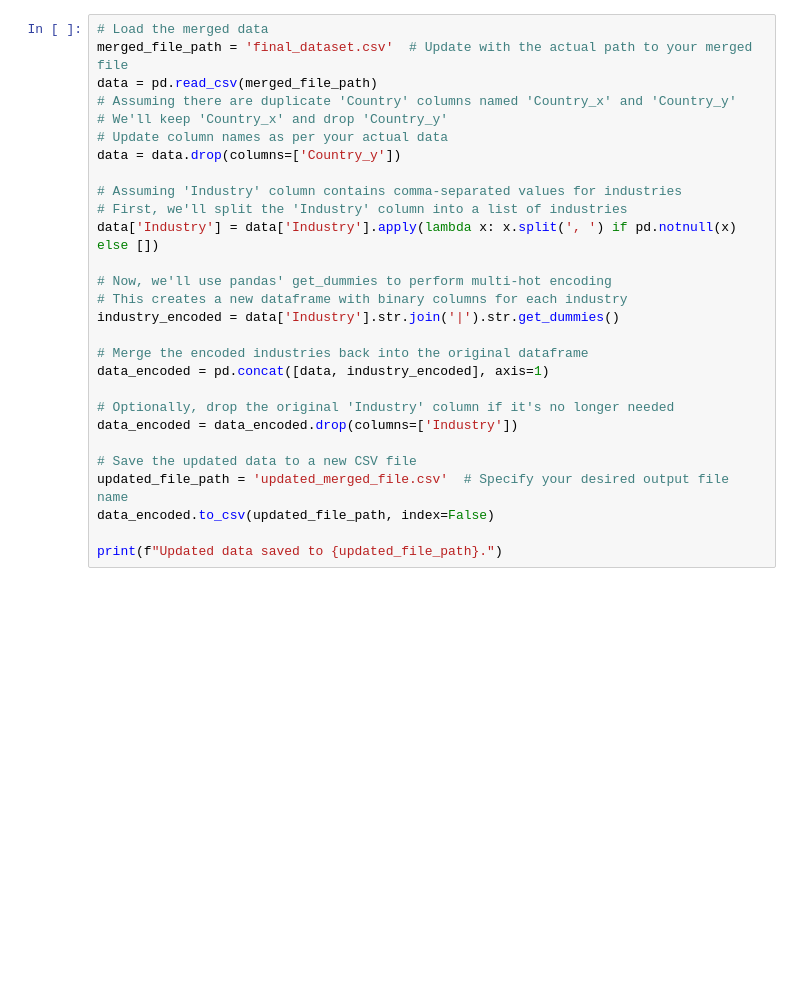
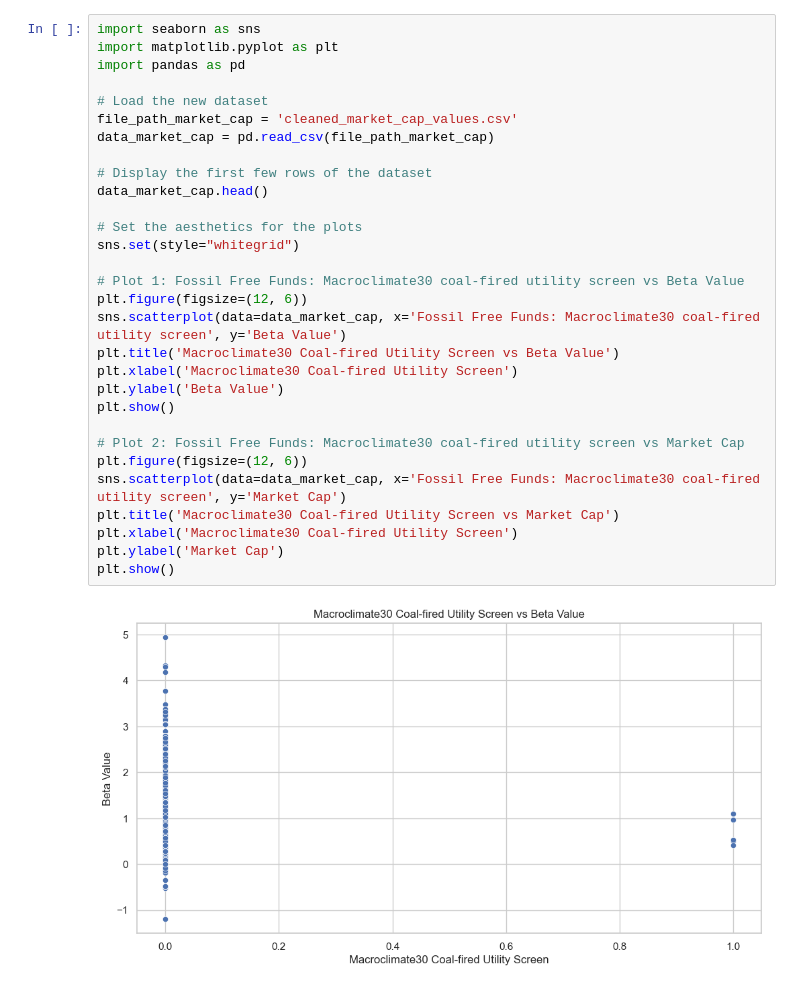
Before and after one commit to unnathik/seed, a Jupyter notebook: data/finalDataCleaning.ipynb, the cells around one changed output. Saved outputs shown, nothing was run; the diff lists cells and outputs as text; blank space fills up the shorter version.

Commit message:
Added data analysis 2

```diff
--- a/data/finalDataCleaning.ipynb
+++ b/data/finalDataCleaning.ipynb
@@ -35,28 +1,32 @@ ModuleNotFoundError: No module named 'pandas'
-# %%
-# Load the merged data
-merged_file_path = 'final_dataset.csv'  # Update with the actual path to your merged file
-data = pd.read_csv(merged_file_path)
-# Assuming there are duplicate 'Country' columns named 'Country_x' and 'Country_y'
-# We'll keep 'Country_x' and drop 'Country_y'
-# Update column names as per your actual data
-data = data.drop(columns=['Country_y'])
-
-# Assuming 'Industry' column contains comma-separated values for industries
-# First, we'll split the 'Industry' column into a list of industries
-data['Industry'] = data['Industry'].apply(lambda x: x.split(', ') if pd.notnull(x) else [])
-
-# Now, we'll use pandas' get_dummies to perform multi-hot encoding
-# This creates a new dataframe with binary columns for each industry
-industry_encoded = data['Industry'].str.join('|').str.get_dummies()
-
-# Merge the encoded industries back into the original dataframe
-data_encoded = pd.concat([data, industry_encoded], axis=1)
-
-# Optionally, drop the original 'Industry' column if it's no longer needed
-data_encoded = data_encoded.drop(columns=['Industry'])
-
-# Save the updated data to a new CSV file
-updated_file_path = 'updated_merged_file.csv'  # Specify your desired output file name
-data_encoded.to_csv(updated_file_path, index=False)
-
-print(f"Updated data saved to {updated_file_path}.")
+# %%
+import seaborn as sns
+import matplotlib.pyplot as plt
+import pandas as pd
+
+# Load the new dataset
+file_path_market_cap = 'cleaned_market_cap_values.csv'
+data_market_cap = pd.read_csv(file_path_market_cap)
+
+# Display the first few rows of the dataset
+data_market_cap.head()
+
+# Set the aesthetics for the plots
+sns.set(style="whitegrid")
+
+# Plot 1: Fossil Free Funds: Macroclimate30 coal-fired utility screen vs Beta Value
+plt.figure(figsize=(12, 6))
+sns.scatterplot(data=data_market_cap, x='Fossil Free Funds: Macroclimate30 coal-fired utility screen', y='Beta Value')
+plt.title('Macroclimate30 Coal-fired Utility Screen vs Beta Value')
+plt.xlabel('Macroclimate30 Coal-fired Utility Screen')
+plt.ylabel('Beta Value')
+plt.show()
+
+# Plot 2: Fossil Free Funds: Macroclimate30 coal-fired utility screen vs Market Cap
+plt.figure(figsize=(12, 6))
+sns.scatterplot(data=data_market_cap, x='Fossil Free Funds: Macroclimate30 coal-fired utility screen', y='Market Cap')
+plt.title('Macroclimate30 Coal-fired Utility Screen vs Market Cap')
+plt.xlabel('Macroclimate30 Coal-fired Utility Screen')
+plt.ylabel('Market Cap')
+plt.show()
+# %% [output]
+[figure, added]
```
Also changed, not shown: parts of 6 cells of this notebook.
